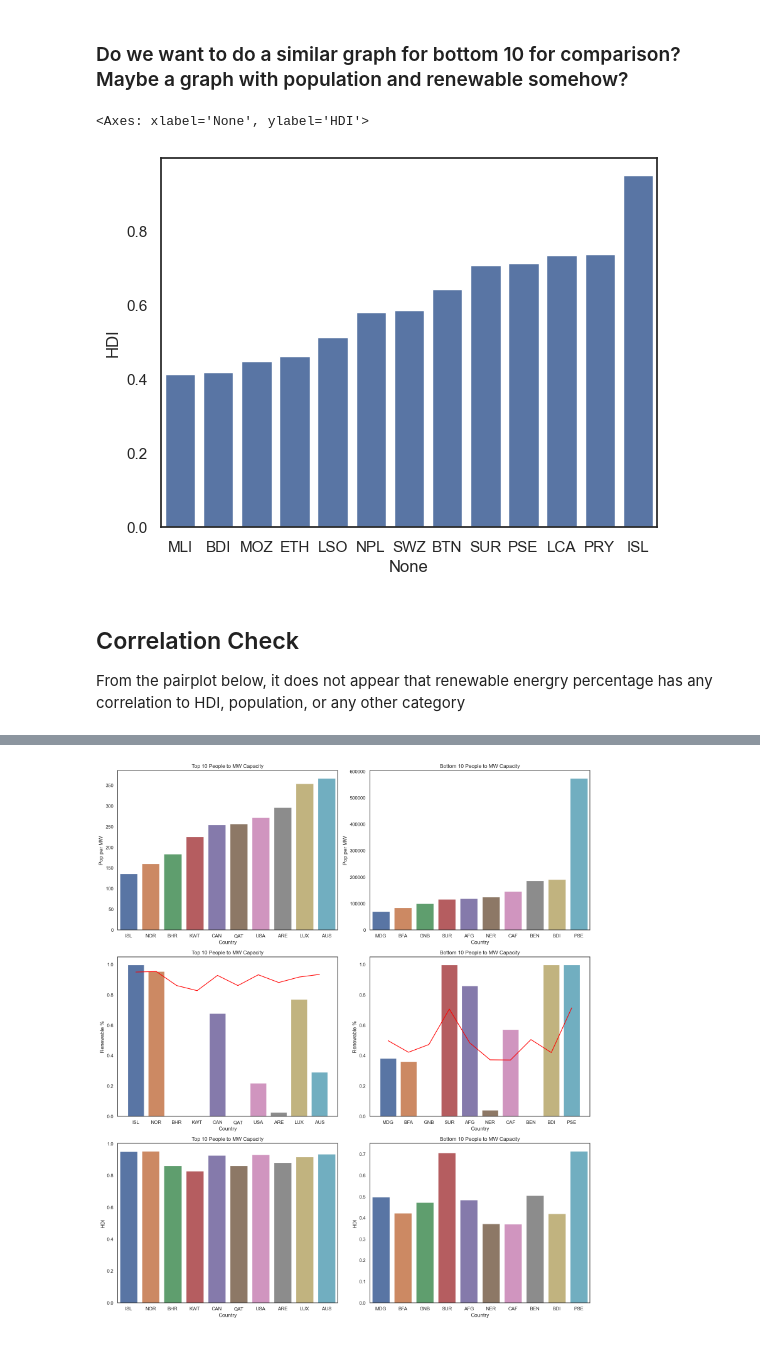
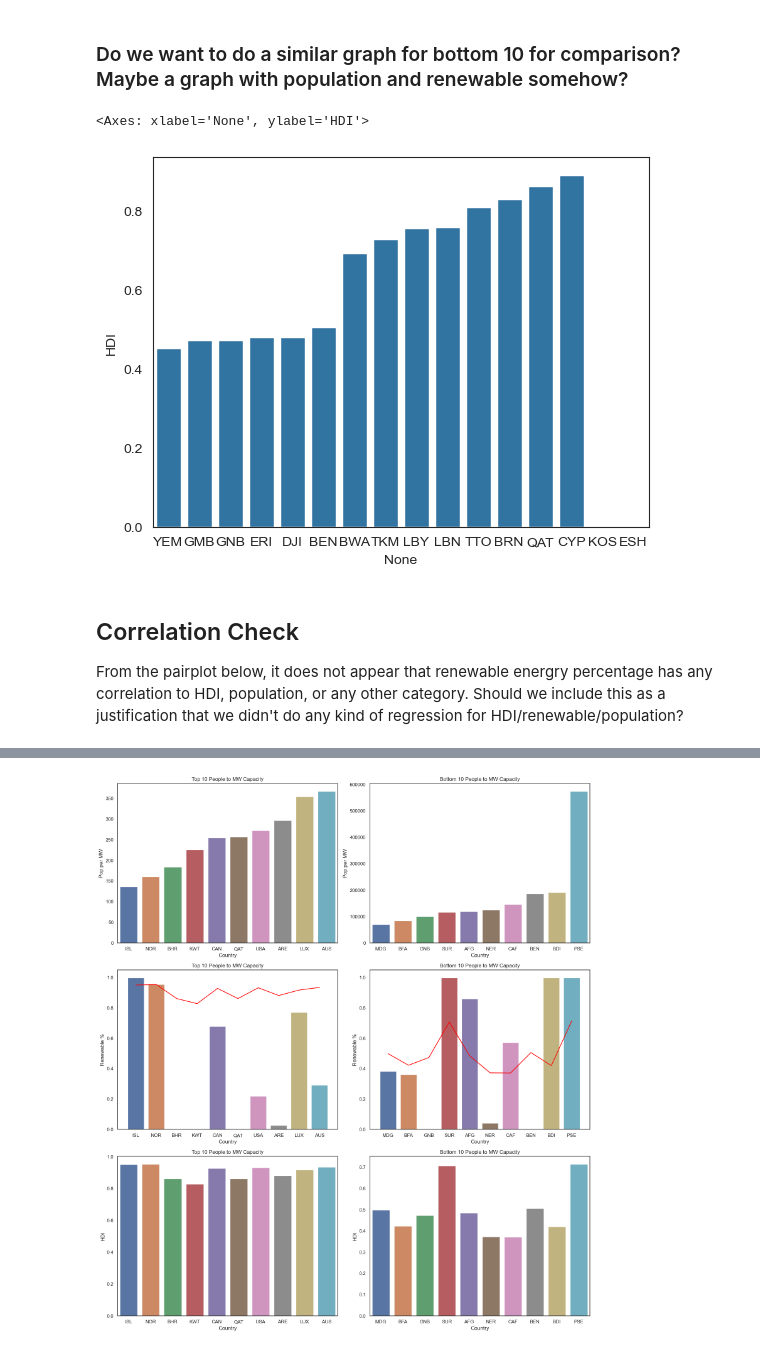
Before and after one commit to jlstjohn/coil_project, a Jupyter notebook: global_power_plant_project/gpp_final.ipynb, the cells around one changed output, grey strips where cells are left out. Cells and saved outputs as stored; diff of their text form; code cells hidden in the pictures.

```diff
--- a/global_power_plant_project/gpp_final.ipynb
+++ b/global_power_plant_project/gpp_final.ipynb
@@ -306,9 +306,7 @@ gpp_data.head()
 # %%
 #Pull in only necessary columns from HDI data
 hdiColumns = ['iso3', 'country', 'hdi_2000', 'hdi_2009', 'hdi_2010', 'hdi_2012', 'hdi_2013',
-              'hdi_2014', 'hdi_2015', 'hdi_2016', 'hdi_2017', 'hdi_2018', 'hdi_2019', 'pop_total_2013',
-              'pop_total_2014','pop_total_2015','pop_total_2016','pop_total_2017','pop_total_2018',
-              'pop_total_2019']
+              'hdi_2014', 'hdi_2015', 'hdi_2016', 'hdi_2017', 'hdi_2018', 'hdi_2019']
 
 hdiData = pd.read_csv("HDR23-24_Composite_indices_complete_time_series.csv", usecols=hdiColumns,
                       low_memory=False, encoding='latin-1')
@@ -363,6 +361,7 @@ for country in countries.keys():
 
     #else if year data unavailable, take values of Population and HDI from 2013-2019
     else:
+        yearAve = 2016 #average of 2013-2019
         pop = popData.iloc[:, 8:15].loc[popData["Country Code"] == country]
         hdindex = hdiData.iloc[:,6:13].loc[hdiData["iso3"] == country]
         nanCountryList.append(country)
@@ -634,13 +677,15 @@ plt.show()
 # %% [markdown]
 ### Do we want to do a similar graph for bottom 10 for comparison? Maybe a graph with population and renewable somehow?
 # %%
-NonRewableCountries = percent_data_hdi_full[percent_data_hdi_full['non_renewable'] == 0].sort_values(by='HDI')
+#remove? Was looking at  countries will all non-renewable sources
+NonRewableCountries = percent_data_hdi_full[percent_data_hdi_full['non_renewable'] == 1].sort_values(by='HDI')
 sns.barplot(NonRewableCountries, x=NonRewableCountries.index, y='HDI')
 # %% [output]
 <Axes: xlabel='None', ylabel='HDI'>
-[figure, old version]
+[figure, new version]
 # %% [markdown]
 ## Correlation Check
-From the pairplot below, it does not appear that renewable energry percentage has any correlation to HDI, population, or any other category
+From the pairplot below, it does not appear that renewable energry percentage has any correlation to HDI, population, or any other category.
+Should we include this as a justification that we didn't do any kind of regression for HDI/renewable/population?
 # %%
 #Keep this in or nah?
```
Also changed, not shown: parts of 22 cells of this notebook.
